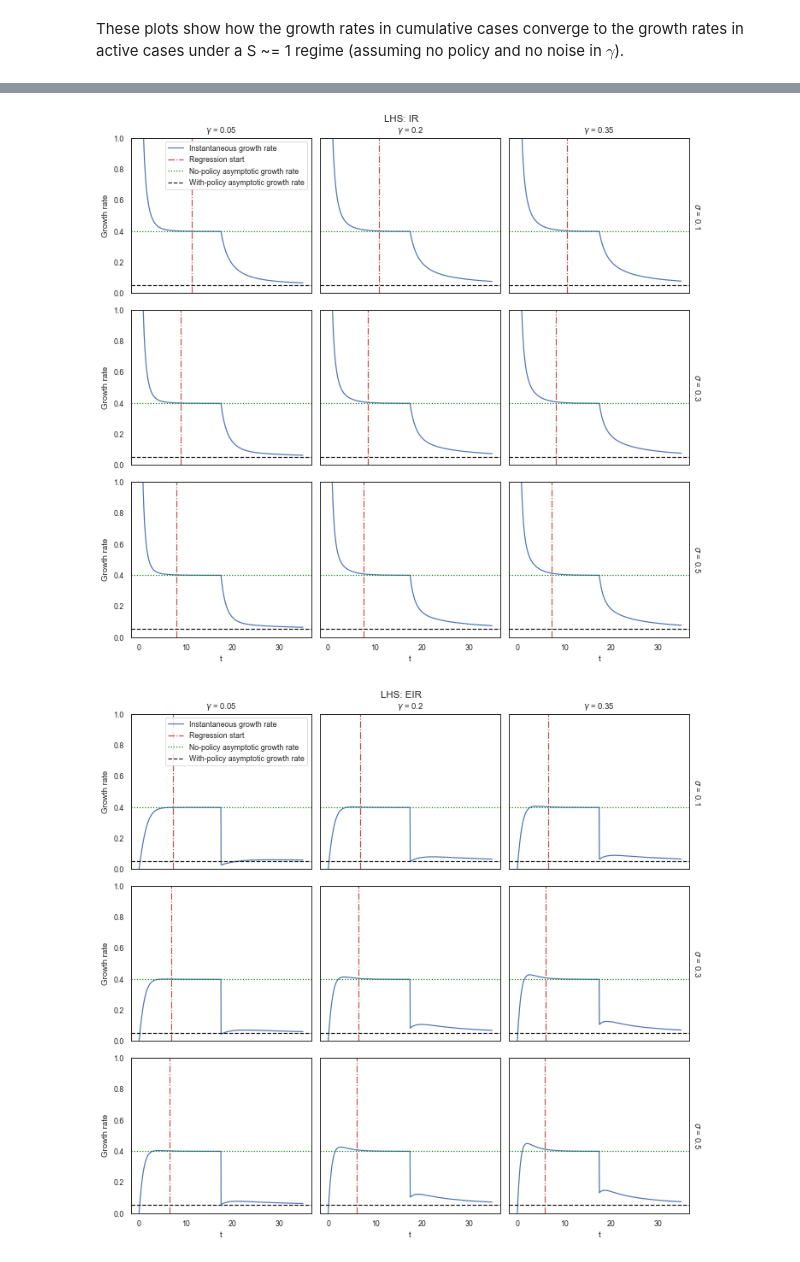
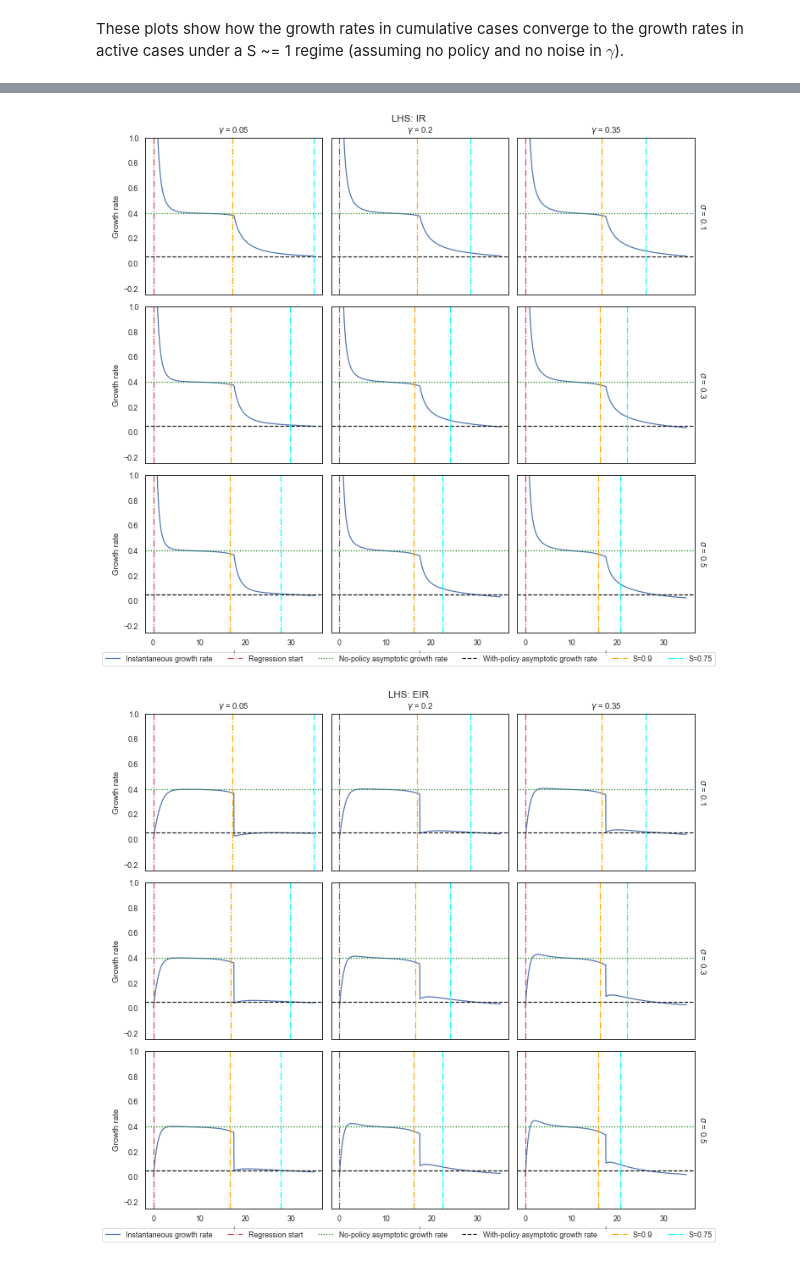
Before and after one commit to Global-Policy-Lab/gpl-covid, a Jupyter notebook: notebooks/iwb-SEIR.ipynb, the cells around one changed output, grey strips where cells are left out. Saved outputs shown, nothing was run; the diff lists cells and outputs as text; code cells hidden in the pictures.

```diff
--- a/notebooks/iwb-SEIR.ipynb
+++ b/notebooks/iwb-SEIR.ipynb
@@ -27,7 +27,7 @@ The autoreload extension is already loaded. To reload it, use:
 # sim settings
 n_days = 35
 tsteps_per_day = 24
-pop = 1e9
+pop = 2e4
 I0 = 0
 E0 = 1 / pop
 R0 = 0
@@ -57,8 +57,8 @@ sigma_noise_on = True
 sigma_noise_sd = 0.08
 
 # debug
-# gamma_to_test = [0.2,.3]
-# sigma_to_test = [0.33,.5]
+# gamma_to_test = [.3]
+# sigma_to_test = [0.3]
 # n_samples = 100
 # %% [markdown]
 ## Run simulations
@@ -209,14 +209,17 @@ out_dir.mkdir(parents=True, exist_ok=True)
 
 for c in estimates_ds.case_type.values:
     for v in estimates_ds.data_vars:
-        bn, gn, sn = (0,0,0)
+        bn, gn, sn = (0, 0, 0)
         if beta_noise_on:
             bn = beta_noise_sd
         if gamma_noise_on:
             gn = gamma_noise_sd
         if sigma_noise_on:
             sn = sigma_noise_sd
-        out_path = out_dir / f"SEIR_sim_reg_results_{c}_{v}_betaNoise_{bn}_gammaNoise_{gn}_sigmaNoise_{sn}.pdf"
+        out_path = (
+            out_dir
+            / f"SEIR_sim_reg_results_{c}_{v}_betaNoise_{bn}_gammaNoise_{gn}_sigmaNoise_{sn}_pop{int(pop)}.pdf"
+        )
         g = simplot.facet_hist(estimates_ds, c, v, col="gamma", row="sigma")
-        g.fig.savefig(out_path, dpi=300, tight_layout=True)
+        g.fig.savefig(out_path, dpi=300, tight_layout=True, bbox_inches="tight")
 # %% [output]
@@ -237,4 +240,6 @@ for c in estimates_ds.case_type.values:
 ### Convergence of cumulative cases growth to active cases growth
 # %% [markdown]
 These plots show how the growth rates in cumulative cases converge to the growth rates in active cases under a S ~= 1 regime (assuming no policy and no noise in $\gamma$).
+# %%
+this_pop = 5e3
 # %%
@@ -337,15 +294,46 @@ for gx, gamma in enumerate(gamma_to_test):
 # %%
+S_da = res_da.S
 for case_type in reg_to_run:
-    varname = case_type+"_logdiff"
-    g = res_da[varname].plot(x="t", col="gamma", row="sigma",ylim=(0,1), label="Instantaneous growth rate")
+    varname = case_type + "_logdiff"
+    g = res_da[varname].plot(
+        x="t", col="gamma", row="sigma", ylim=(-.25, 1), label="Instantaneous growth rate"
+    )
     for ax, namedict in zip(g.axes.flat, g.name_dicts.flat):
         casedata = res_da[case_type].loc[namedict]
-        ax.axvline(casedata.t[casedata>= (10/pop)][0].item(), color="r", linestyle="-.", label="Regression start")
-        ax.axhline(no_policy_growth_rate, color="green", linestyle=":", label="No-policy asymptotic growth rate")
-        ax.axhline(no_policy_growth_rate + policy_effects.sum(), color="k", linestyle="--", label="With-policy asymptotic growth rate")
-    g.axes.flat[0].legend()
+        sdata = res_da.S.loc[namedict]
+        ax.axvline(
+            casedata.t[casedata >= (10 / pop)][0].item(),
+            color="r",
+            linestyle="-.",
+            label="Regression start",
+        )
+        ax.axhline(
+            no_policy_growth_rate,
+            color="green",
+            linestyle=":",
+            label="No-policy asymptotic growth rate",
+        )
+        ax.axhline(
+            no_policy_growth_rate + policy_effects.sum(),
+            color="k",
+            linestyle="--",
+            label="With-policy asymptotic growth rate",
+        )
+        ax.axvline(
+            sdata.t[sdata <= .9][0].item(),
+            color="orange",
+            linestyle="-.",
+            label="S=0.9",
+        )
+        ax.axvline(
+            sdata.t[sdata <= .75][0].item(),
+            color="cyan",
+            linestyle="-.",
+            label="S=0.75",
+        )
+    g.fig.legend(*g.axes.flat[0].get_legend_handles_labels(), loc="lower center", ncol=6)
     g.set_titles("$\{coord}$ = {value}")
     g.set_ylabels("Growth rate")
-    g.fig.suptitle(f"LHS: {case_type}", va="bottom", y = .99)
-    g.fig.savefig(out_dir / f"growth_sim_{case_type}.pdf", dpi=300)
+    g.fig.suptitle(f"LHS: {case_type}", va="bottom", y=0.99)
+    g.fig.savefig(out_dir / f"growth_sim_{case_type}_pop_{this_pop}.pdf", dpi=300, tight_layout=True)
 # %% [output]
@@ -354,2 +342,2 @@ for case_type in reg_to_run:
-[figure, old version]
+[figure, new version]
-[figure, old version]
+[figure, new version]
```
Also changed, not shown: parts of 5 cells of this notebook, 1 other file.
